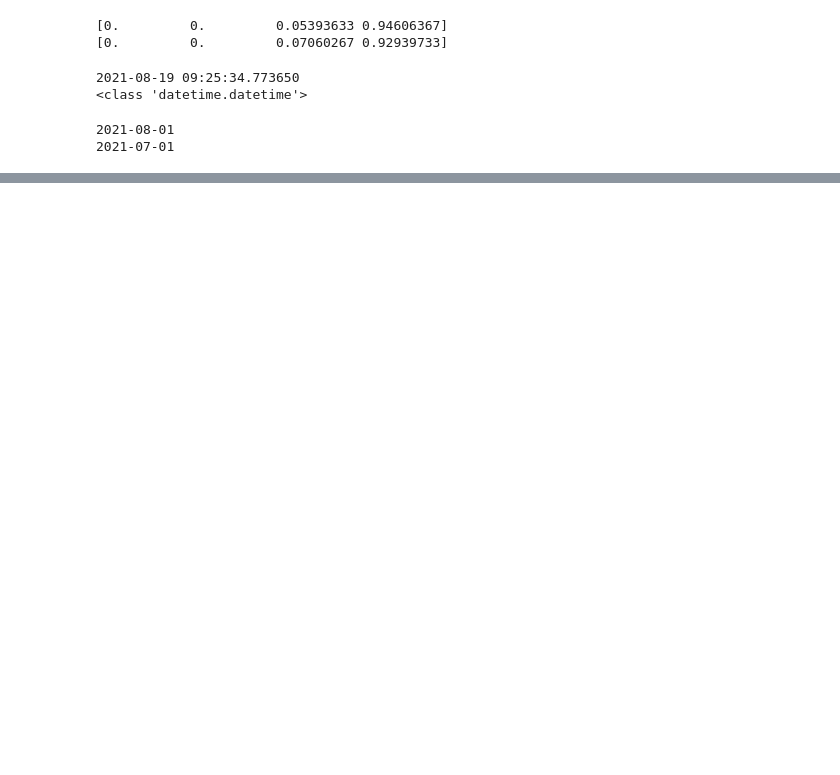
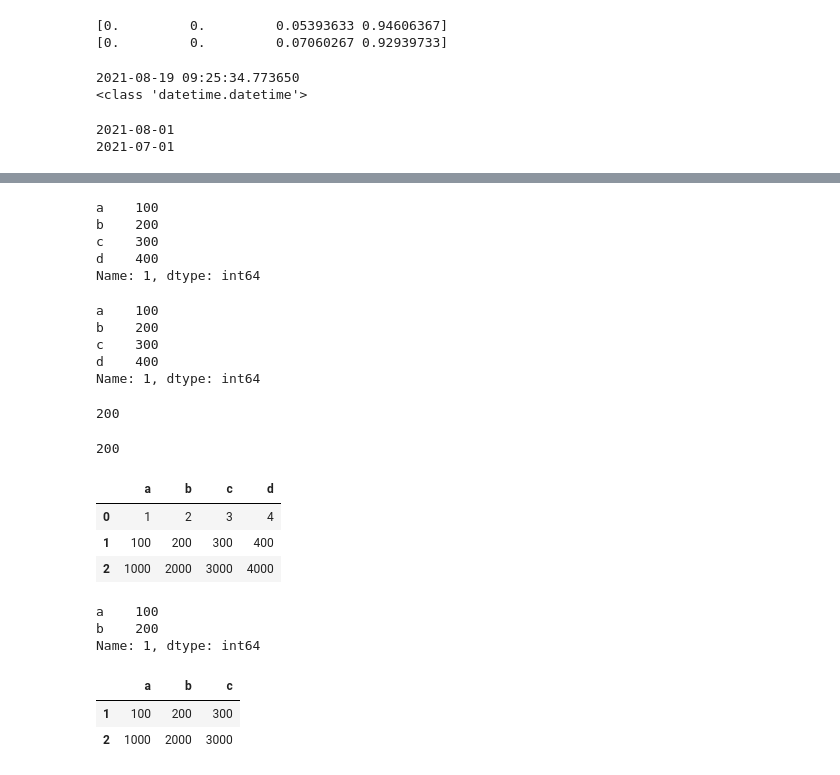
Before and after one commit to yscs2020/2021_to_improve, a Jupyter notebook: 202108/np_pd.ipynb, the cells around one changed output, grey strips where cells are left out. Saved outputs shown, nothing was run; the diff lists cells and outputs as text; code cells hidden in the pictures; blank space fills up the shorter version.

```diff
--- a/202108/np_pd.ipynb
+++ b/202108/np_pd.ipynb
@@ -278,0 +469,43 @@ print(now+datetime.timedelta(now.weekday()))
+# %%
+df.loc[1]
+# %% [output]
+a    100
+b    200
+c    300
+d    400
+Name: 1, dtype: int64
+# %%
+df.iloc[1]
+# %% [output]
+a    100
+b    200
+c    300
+d    400
+Name: 1, dtype: int64
+# %%
+df.loc[1,'b']
+# %% [output]
+200
+# %%
+df.iloc[1,1]
+# %% [output]
+200
+# %%
+df.iloc[:3]
+# %% [output]
+|  | a | b | c | d |
+| 0 | 1 | 2 | 3 | 4 |
+| 1 | 100 | 200 | 300 | 400 |
+| 2 | 1000 | 2000 | 3000 | 4000 |
+# %%
+df.loc[1,'a':'b']
+# %% [output]
+a    100
+b    200
+Name: 1, dtype: int64
+# %%
+df.iloc[1:3,0:3]
+# %% [output]
+|  | a | b | c |
+| 1 | 100 | 200 | 300 |
+| 2 | 1000 | 2000 | 3000 |
```
Also changed, not shown: parts of 35 cells of this notebook, 3 other files.
